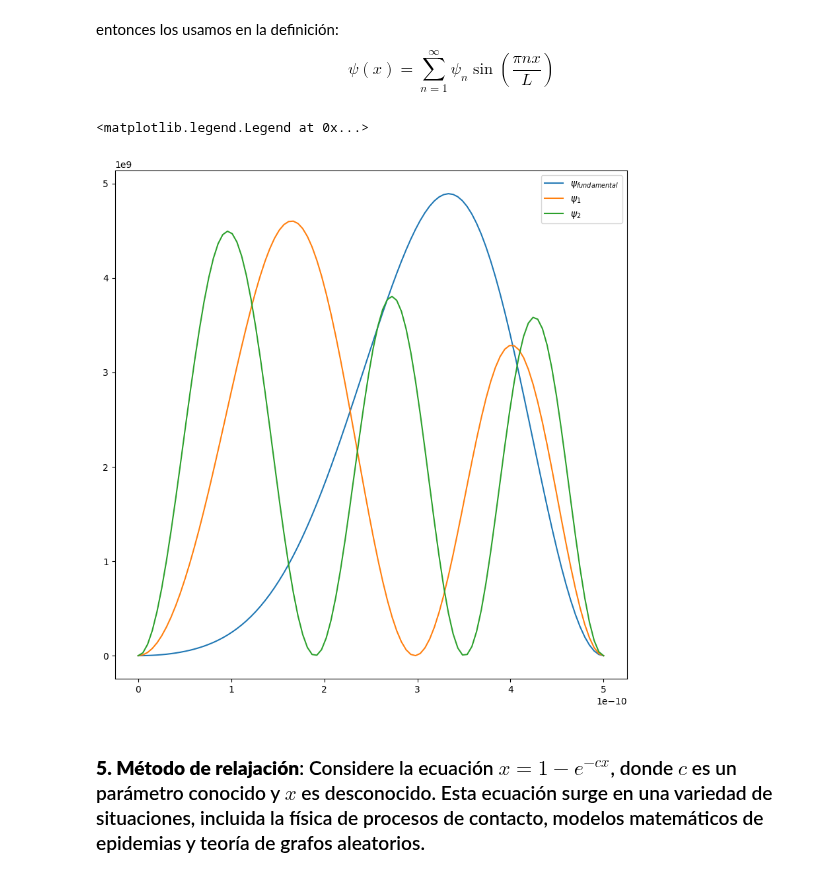
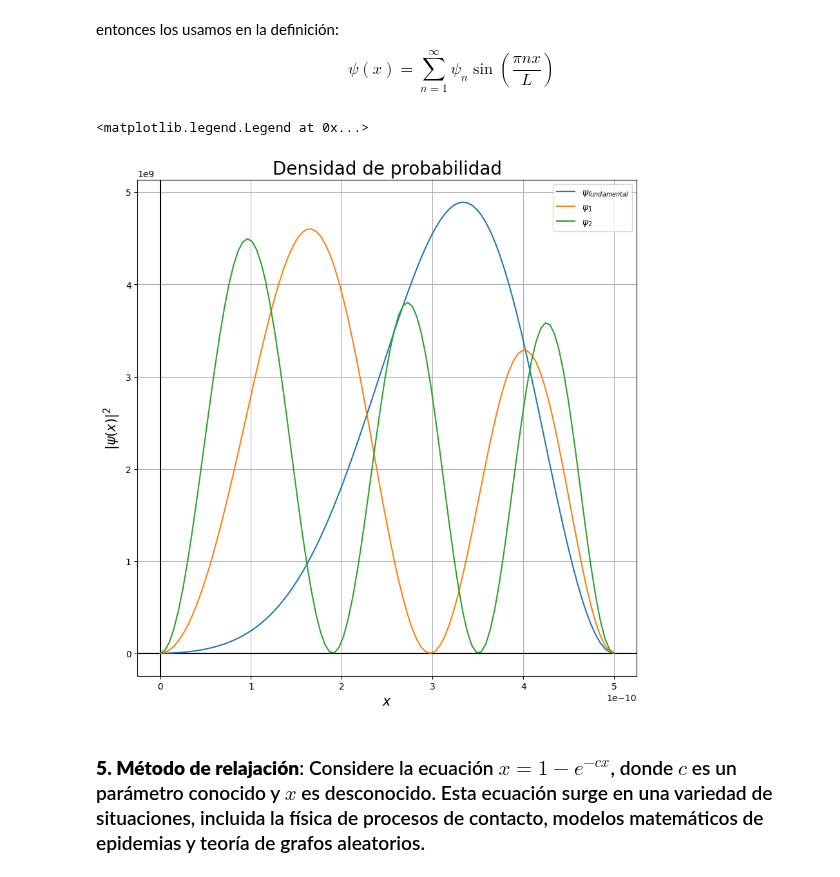
Before and after one commit to Alexi5omg/CLASE, a Jupyter notebook: Tareas/Práctica_4.ipynb, the cells around one changed output. Drawn from its saved outputs; the diff is of its cells as text; code cells hidden in the pictures.

```diff
--- a/Tareas/Práctica_4.ipynb
+++ b/Tareas/Práctica_4.ipynb
@@ -591,34 +591,40 @@ def psi0(x):
     s = s + psi[0][n]*np.sin((np.pi*(n+1)*x)/L)
   norm = np.sqrt(np.trapz(s**2, x))
   return s / norm # Ese n+1 es porque la suma empieza en el 1; el for lo
                   # iniciamos desde el 0 para acceder a psi[0][n]
 def psi1(x):
   s = 0
   for n in range(len(psi[1])):
     s = s + psi[1][n]*np.sin((np.pi*(n+1)*x)/L)
   norm = np.sqrt(np.trapz(s**2, x))
   return s / norm
 
 def psi2(x):
   s = 0
   for n in range(len(psi[2])):
     s = s + psi[2][n]*np.sin((np.pi*(n+1)*x)/L)
   norm = np.sqrt(np.trapz(s**2, x))
   return s / norm
 
 x = np.linspace(0,L,100)
 fundamental = psi0(x)**2 # Simplemente al cuadrado ya que estamos en una
 uno = psi1(x)**2 # dimensión, por lo que queda irrelevante sacar el módulo
 dos = psi2(x)**2
 
 pl.figure(figsize=(10,10))
+pl.title('Densidad de probabilidad',size=20)
+pl.xlabel(r'$x$',size=15)
+pl.ylabel(r'$|\psi(x)|^2$',size=15)
+pl.axhline(y=0.0,xmin=0.0,color='black')
+pl.axvline(x=0.0,ymin=0.0,color='black')
+pl.grid()
 pl.plot(x,fundamental,label="$\psi_{ fundamental}$")
 pl.plot(x,uno,label="$\psi_1$")
 pl.plot(x,dos,label="$\psi_2$")
 pl.legend()
 # %% [output]
 <matplotlib.legend.Legend at 0x...>
-[figure, old version]
+[figure, new version]
 # %% [markdown]
 ### **5. Método de relajación**: Considere la ecuación $x = 1 - e^{-c x}$, donde $c$ es un parámetro conocido y $x$ es desconocido. Esta ecuación surge en una variedad de situaciones, incluida la física de procesos de contacto, modelos matemáticos de epidemias y teoría de grafos aleatorios.
 # %% [markdown]
```
